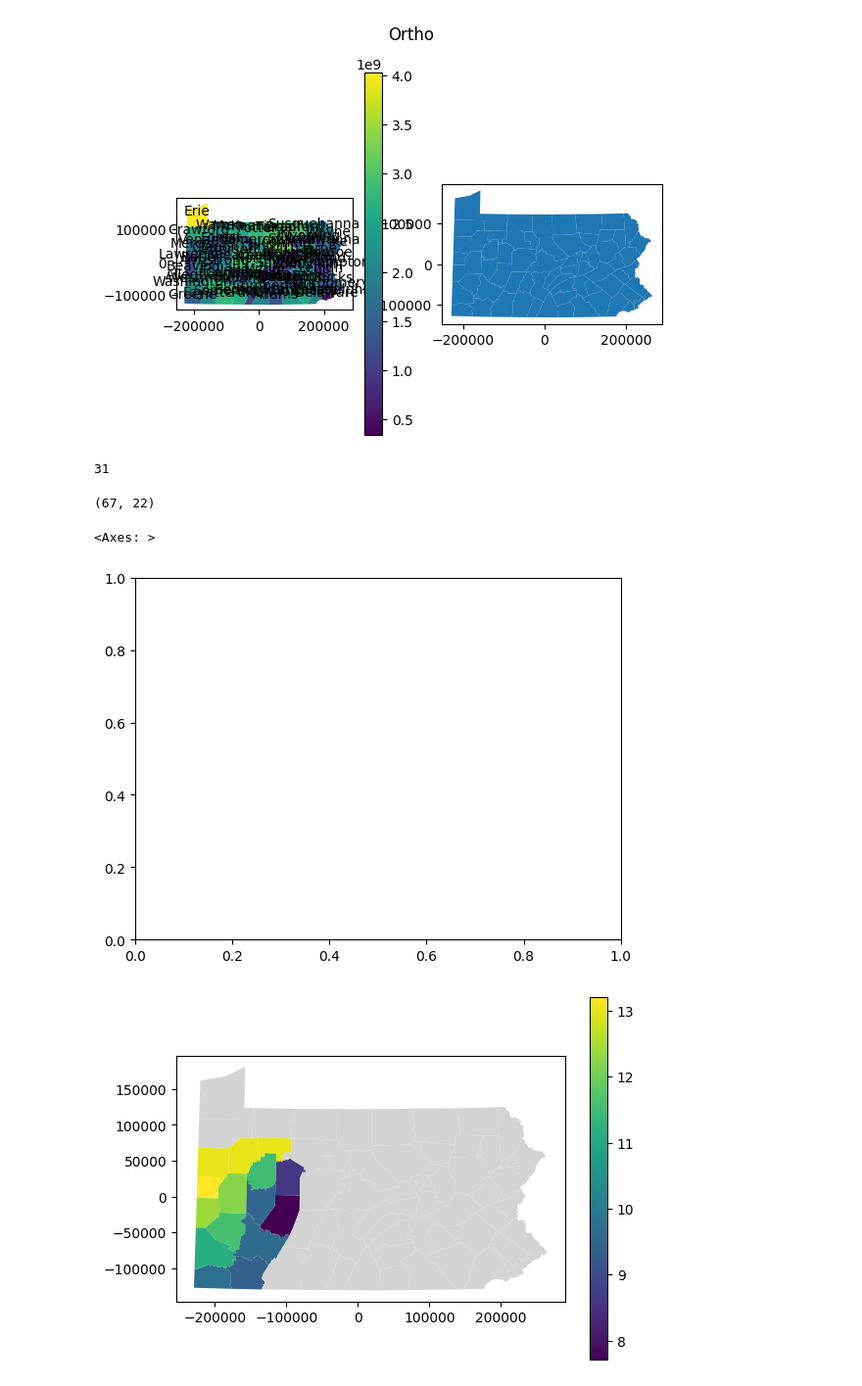
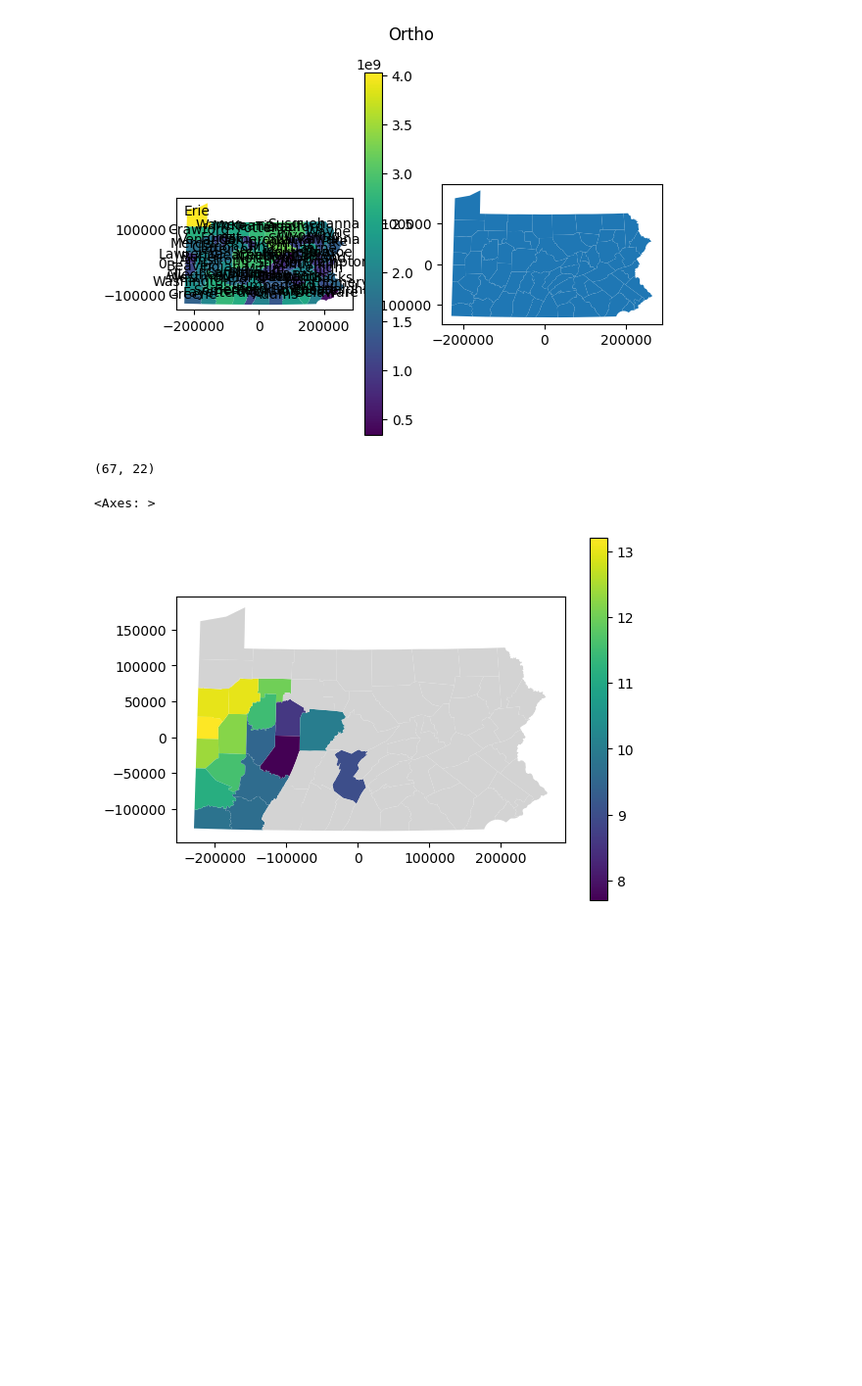
Before and after one commit to erickdcohen/information_visualization_class, a Jupyter notebook: assignments/03_working_with_maps/src/working_with_maps.ipynb, the cells around one changed output. Shown at 98% size. Drawn from its saved outputs; the diff is of its cells as text; code cells hidden in the pictures; blank space fills up the shorter version.

```diff
--- a/assignments/03_working_with_maps/src/working_with_maps.ipynb
+++ b/assignments/03_working_with_maps/src/working_with_maps.ipynb
@@ -110,7 +97,18 @@ for index in missing_indecies:
-# %%
-len(set(snowstorm_counties_df.County))
-# %% [output]
-31
+# %%
+# fix the missing indecies split string
+snowstorm_locations_split = snowstorm_counties_df["County"].apply(
+    lambda x: x.split(","))
+
+counties = []
+for row in snowstorm_locations_split:
+    if len(row) < 2:
+        counties.append(row[0])
+    else:
+        for l in row:
+            if "County" in l:
+                counties.append(l.removesuffix("County").strip())
+
+snowstorm_counties_df["County"] = counties
 # %%
 # Prune df to only columns needed
 cols_to_keep = ["County", "Expected Snowfall"]
@@ -137,17 +133,11 @@ gdf_snowstorm.shape
 # %% [output]
 (67, 22)
 # %%
-fig, ax = plt.subplots(1, 1)
-
 gdf_snowstorm.plot(
     column="mean_expected_snowfall",
     legend=True,
     missing_kwds={'color': 'lightgrey'}
 )
-
-# plot_with_labels(gdf_snowstorm, field_col='mean_expected_snowfall',
-#                  name_col='NAME', ax=ax, missing_kwds={'color': 'lightgrey'})
 # %% [output]
 <Axes: >
-[figure, old version]
+[figure, new version]
-[figure, removed]
```
Also changed, not shown: parts of 4 cells of this notebook.
